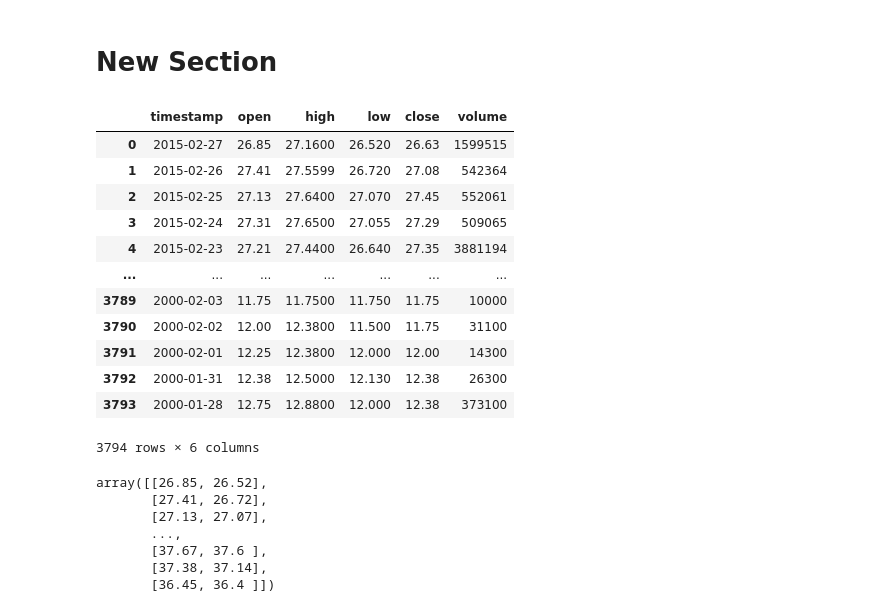
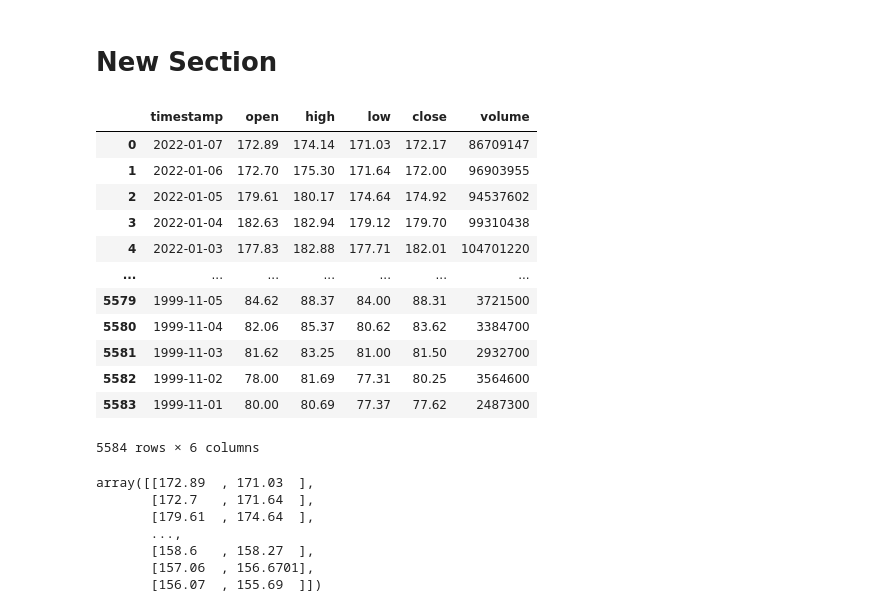
Before and after one commit to AmanDesai-coder/stock-analysis, a Jupyter notebook: Stock_Analysis.ipynb, the cells around one changed output. Cells and saved outputs as stored; diff of their text form; code cells hidden in the pictures.

```diff
--- a/Stock_Analysis.ipynb
+++ b/Stock_Analysis.ipynb
@@ -9,29 +9,30 @@ import pandas as pd
 # %% [markdown]
 # New Section
 # %%
-stock_symbol = "APL"
+stock_symbol = "AAPL"
 stocks = pd.read_csv("https://www.alphavantage.co/query?function=TIME_SERIES_DAILY&outputsize=full&symbol="+stock_symbol+"&apikey=HID1RNPI5SK189KB&datatype=csv&datatype=csv")
 stocks
 # %% [output]
 |  | timestamp | open | high | low | close | volume |
-| 0 | 2015-02-27 | 26.85 | 27.1600 | 26.520 | 26.63 | 1599515 |
-| 1 | 2015-02-26 | 27.41 | 27.5599 | 26.720 | 27.08 | 542364 |
-| 2 | 2015-02-25 | 27.13 | 27.6400 | 27.070 | 27.45 | 552061 |
-| 3 | 2015-02-24 | 27.31 | 27.6500 | 27.055 | 27.29 | 509065 |
-| 4 | 2015-02-23 | 27.21 | 27.4400 | 26.640 | 27.35 | 3881194 |
+| 0 | 2022-01-07 | 172.89 | 174.14 | 171.03 | 172.17 | 86709147 |
+| 1 | 2022-01-06 | 172.70 | 175.30 | 171.64 | 172.00 | 96903955 |
+| 2 | 2022-01-05 | 179.61 | 180.17 | 174.64 | 174.92 | 94537602 |
+| 3 | 2022-01-04 | 182.63 | 182.94 | 179.12 | 179.70 | 99310438 |
+| 4 | 2022-01-03 | 177.83 | 182.88 | 177.71 | 182.01 | 104701220 |
 | ... | ... | ... | ... | ... | ... | ... |
-| 3789 | 2000-02-03 | 11.75 | 11.7500 | 11.750 | 11.75 | 10000 |
-| 3790 | 2000-02-02 | 12.00 | 12.3800 | 11.500 | 11.75 | 31100 |
-| 3791 | 2000-02-01 | 12.25 | 12.3800 | 12.000 | 12.00 | 14300 |
-| 3792 | 2000-01-31 | 12.38 | 12.5000 | 12.130 | 12.38 | 26300 |
-| 3793 | 2000-01-28 | 12.75 | 12.8800 | 12.000 | 12.38 | 373100 |
+| 5579 | 1999-11-05 | 84.62 | 88.37 | 84.00 | 88.31 | 3721500 |
+| 5580 | 1999-11-04 | 82.06 | 85.37 | 80.62 | 83.62 | 3384700 |
+| 5581 | 1999-11-03 | 81.62 | 83.25 | 81.00 | 81.50 | 2932700 |
+| 5582 | 1999-11-02 | 78.00 | 81.69 | 77.31 | 80.25 | 3564600 |
+| 5583 | 1999-11-01 | 80.00 | 80.69 | 77.37 | 77.62 | 2487300 |
-3794 rows × 6 columns
+5584 rows × 6 columns
 # %%
 #data = stocks[['Open', 'Low', 'Close', 'Volume']].to_numpy()
 fraction = 0.2
 input_data = stocks[['open', 'low']].to_numpy()
 
 training_x = input_data[int(len(input_data)*fraction):]
+#training_x = input_data[:]
 training_x_max = np.max(training_x, axis = 0)
 
 testing_x = input_data[:int(len(input_data)*fraction)]
@@ -43,6 +44,7 @@ training_x = training_x/training_x_max
 result_data = stocks[['high']].to_numpy()
 
 training_y = result_data[int(len(input_data)*fraction):]
+#training_y = result_data[:]
 training_y_max = np.max(training_y, axis = 0)
 
 testing_y = result_data[:int(len(input_data)*fraction)]
@@ -51,13 +53,13 @@ training_y = training_y/training_y_max
 #testing_y = testing_y/training_y_max
 testing_x
 # %% [output]
-array([[26.85, 26.52],
-       [27.41, 26.72],
-       [27.13, 27.07],
+array([[172.89  , 171.03  ],
+       [172.7   , 171.64  ],
+       [179.61  , 174.64  ],
        ...,
-       [37.67, 37.6 ],
-       [37.38, 37.14],
-       [36.45, 36.4 ]])
+       [158.6   , 158.27  ],
+       [157.06  , 156.6701],
+       [156.07  , 155.69  ]])
 # %%
 def build_predictive_model(x_train, y_train):
   layer_1 = tf.keras.layers.Dense(16, input_shape = [2], activation = tf.keras.layers.LeakyReLU(), kernel_initializer='glorot_normal')
```
Also changed, not shown: parts of 7 cells of this notebook.
